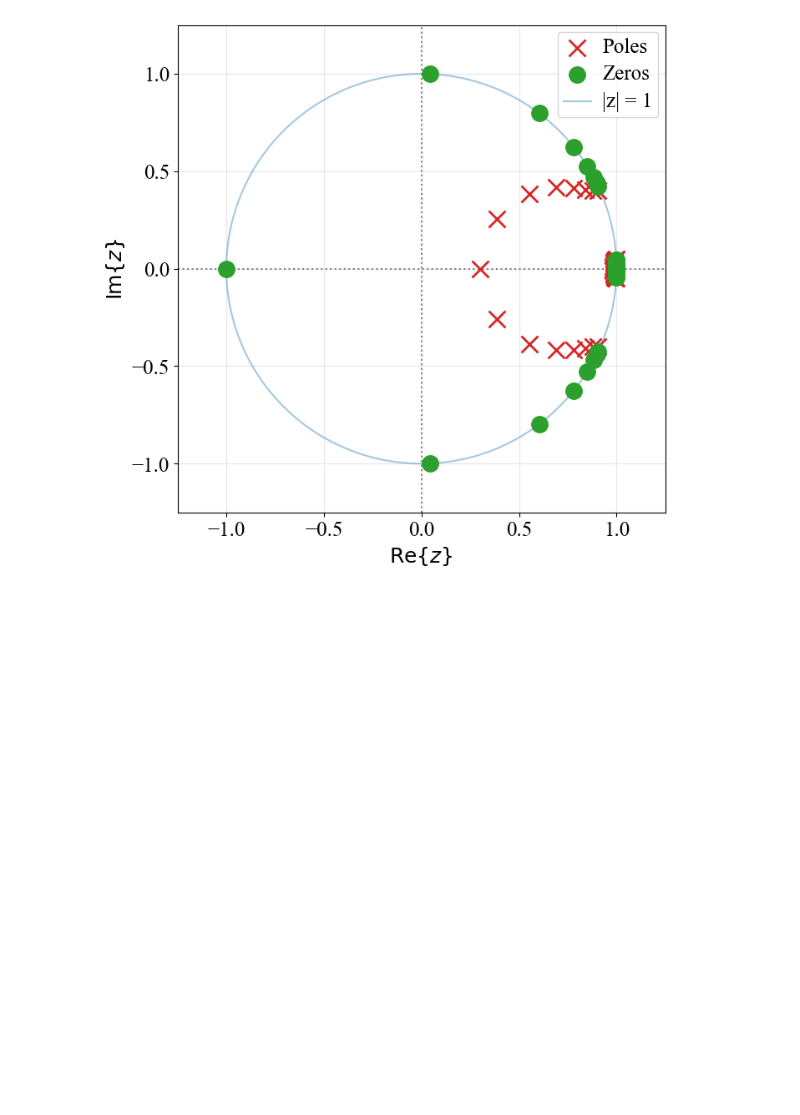
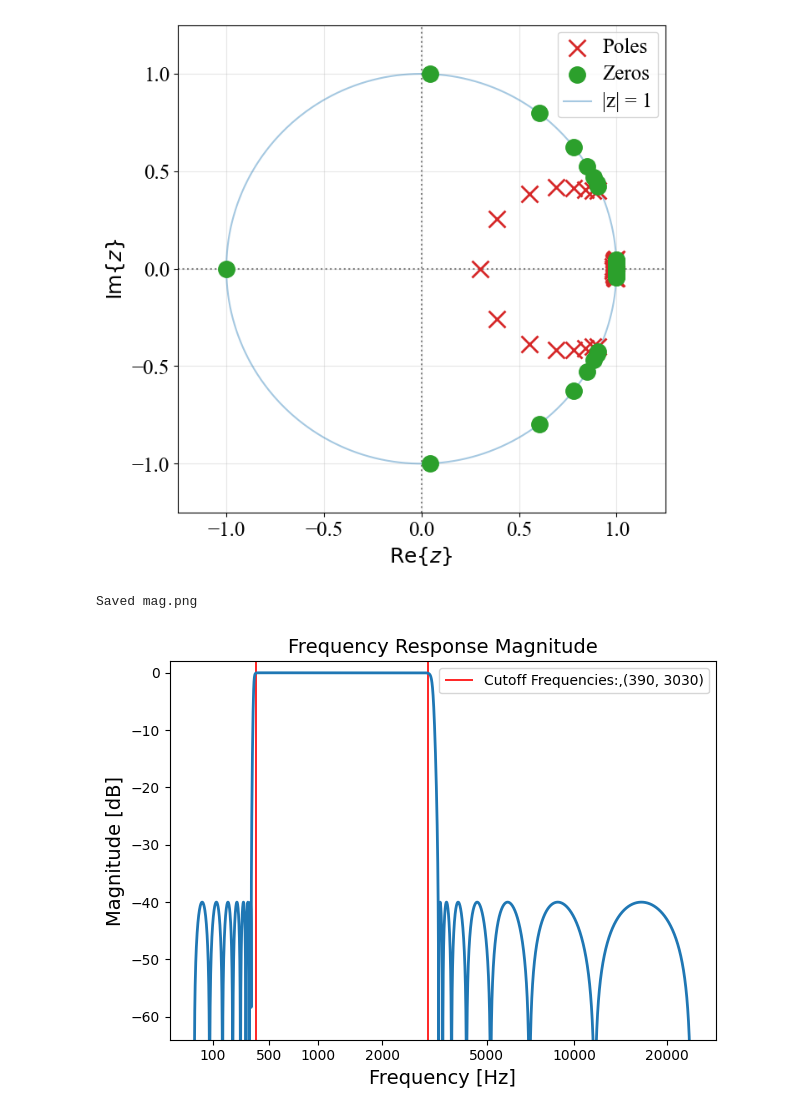
Before and after one commit to NobodyPickedThis/ECE_316_HW_7_DT_Audio_Filtering, a Jupyter notebook: working_code.ipynb, the cells around one changed output. Cells and saved outputs as stored; diff of their text form; code cells hidden in the pictures; blank space fills up the shorter version.

```diff
--- a/working_code.ipynb
+++ b/working_code.ipynb
@@ -131,3 +131,34 @@ print("Saved pole_zero.png")
 # %% [output]
 Saved pole_zero.png
 [figure]
+# %%
+w, h = sg.freqz_sos(bp_sos, worN=np.linspace(0, BITRATE // 2, BITRATE // 2), fs=BITRATE)
+w_mel = hz_to_mel(w)
+h_dB = 20 * np.log10(np.abs(h))
+
+# Magnitude visualization
+figure = plt.figure()
+ax = figure.add_subplot(1, 1, 1)
+ax.set_title(r'Frequency Response Magnitude', fontsize=14)
+
+ax.set_xlabel(r'Frequency [Hz]', fontsize=14)
+
+# Manually set ticks at meaningful Hz values, converted to mel
+tick_hz = [100, 500, 1000, 2000, 5000, 10000, 20000]
+ax.set_xticks([hz_to_mel(f) for f in tick_hz])
+ax.set_xticklabels([str(f) for f in tick_hz])
+
+ax.set_ylabel(r'Magnitude [dB]', fontsize=14)
+ax.set_ylim(-64, 2)
+
+ax.vlines([hz_to_mel(fL), hz_to_mel(fH)], ymin=-64, ymax=2, color='red', lw=1.2, zorder=0, label=r'Cutoff Frequencies:,' f'{fL, fH}')
+
+ax.plot(w_mel, h_dB, lw=2, zorder=1)
+
+plt.legend()
+plt.tight_layout()
+plt.savefig('mag.png', dpi=150, bbox_inches='tight')
+print("Saved mag.png")
+# %% [output]
+Saved mag.png
+[figure, added]
```
Also changed, not shown: 3 other files.
